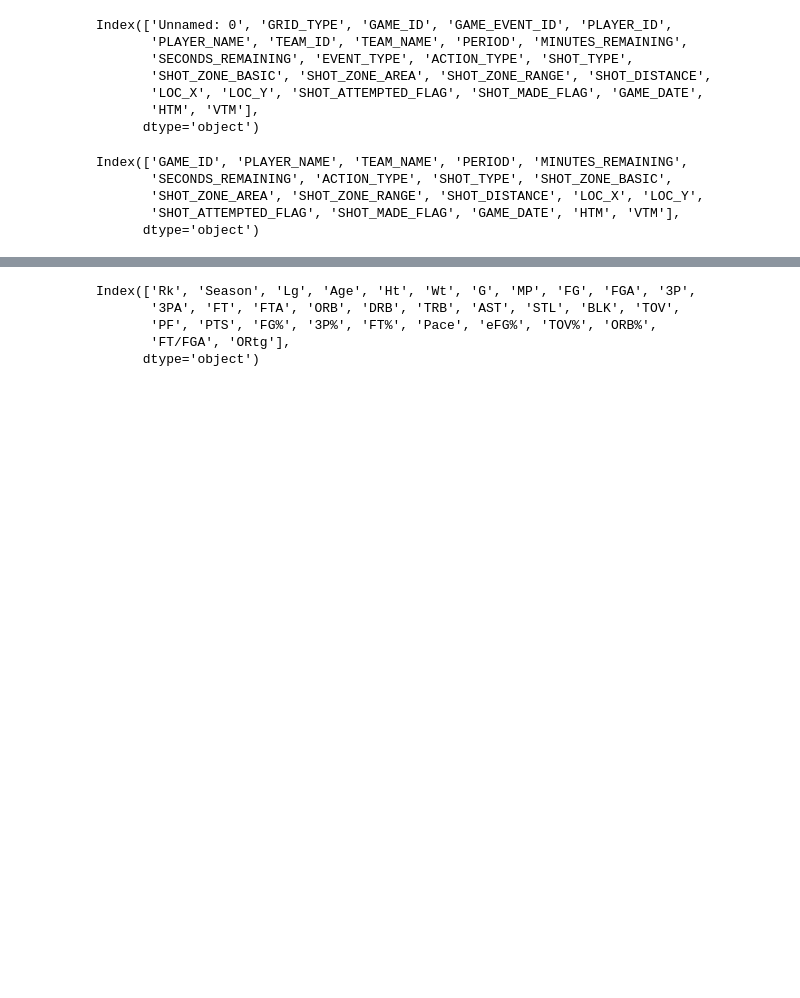
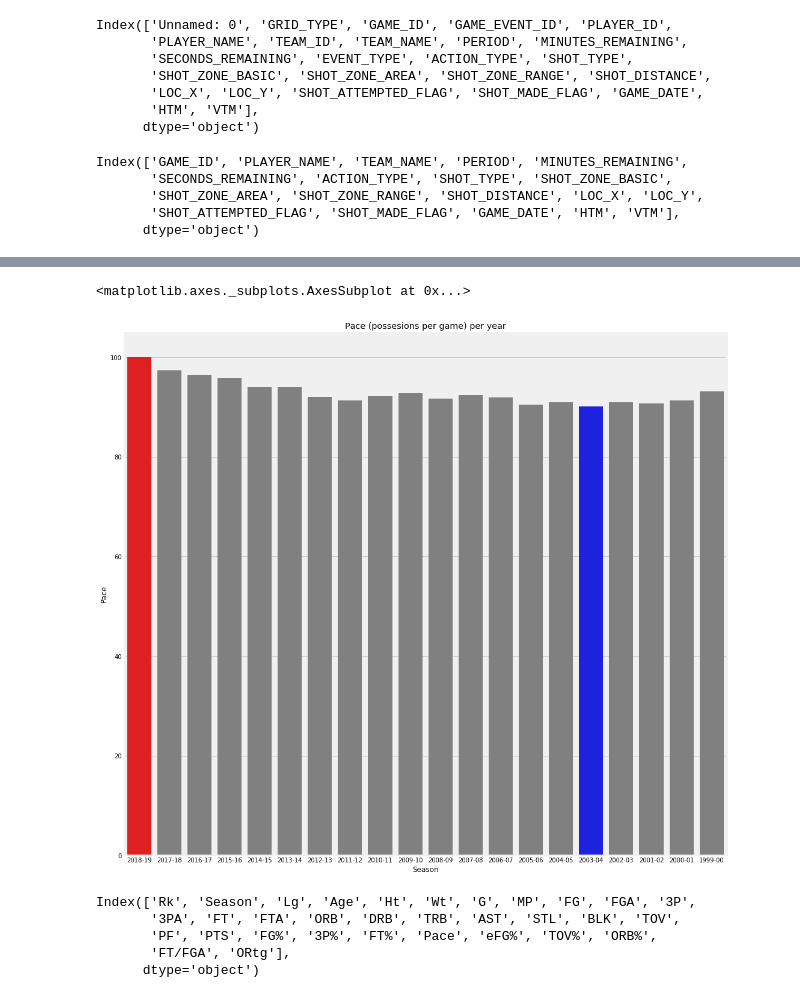
Before and after one commit to oerdal/cse163NBA, a Jupyter notebook: Shot Data Viz.ipynb, the cells around one changed output, grey strips where cells are left out. Saved outputs shown, nothing was run; the diff lists cells and outputs as text; code cells hidden in the pictures; blank space fills up the shorter version.

```diff
--- a/Shot Data Viz.ipynb
+++ b/Shot Data Viz.ipynb
@@ -69,3 +49,13 @@ league_data.head()
+# %%
+league_data = pd.read_csv('./data/league_averages.csv')
+p = league_data.Pace
+plt.figure(figsize=(16,16))
+plt.title("Pace (possesions per game) per year")
+clrs = ['grey' if (x > min(p) and x < max(p)) else 'red' if x == max(p) else 'blue' for x in p]
+sns.barplot(x='Season', y='Pace', data=league_data, palette=clrs)
+# %% [output]
+<matplotlib.axes._subplots.AxesSubplot at 0x...>
+[figure, added]
 # %%
 league_data.columns
 # %% [output]
```
Also changed, not shown: parts of 12 cells of this notebook, 32 other files.
